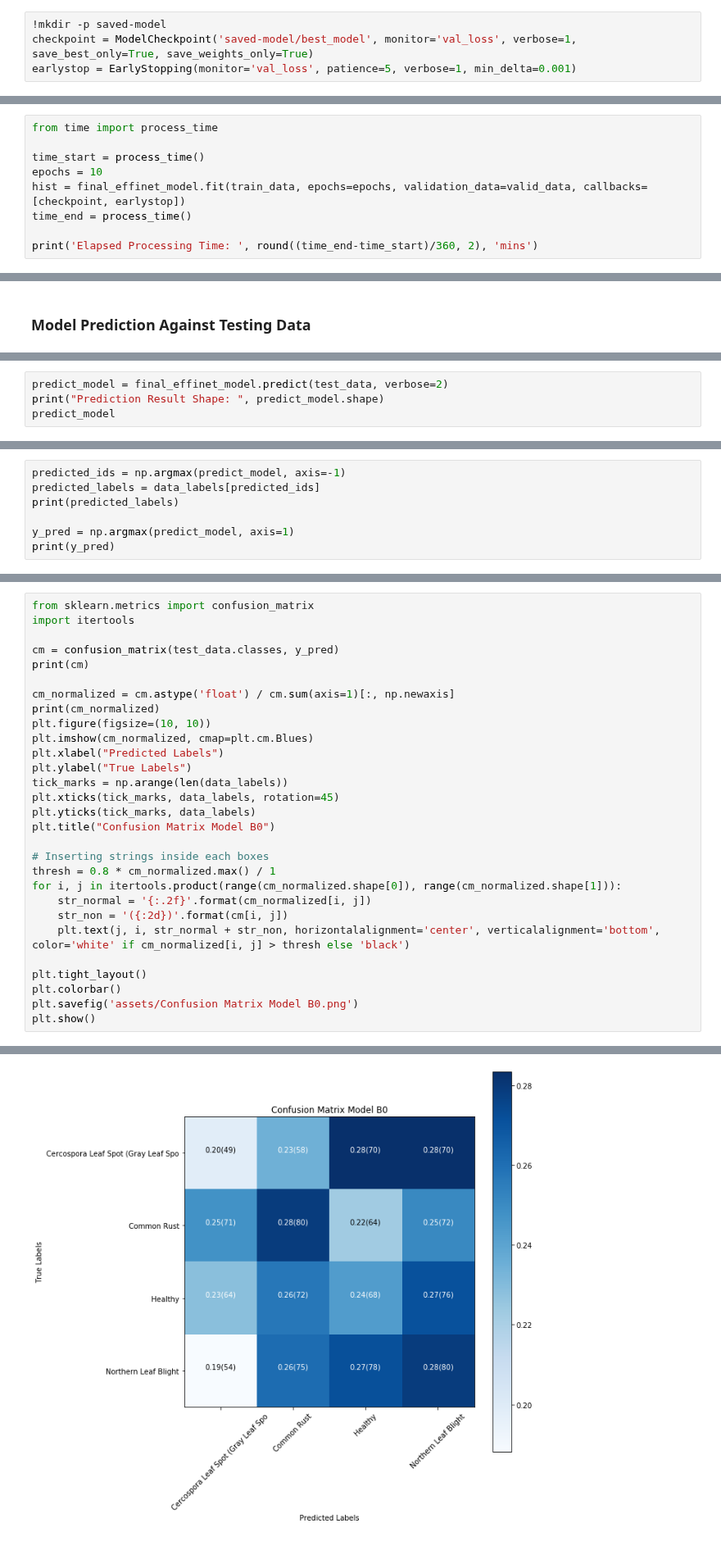
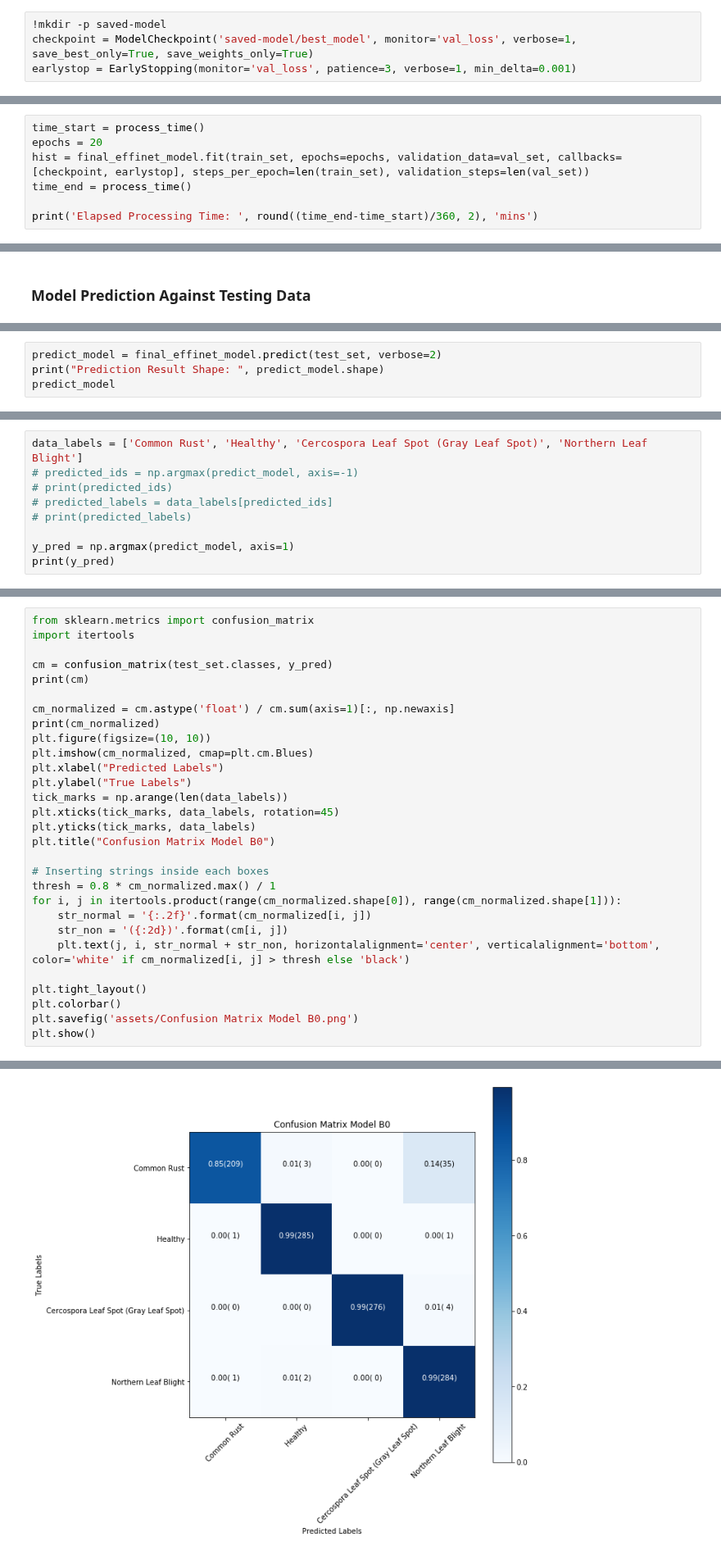
Before and after one commit to roidsaja/corn-classification, a Jupyter notebook: model.ipynb, the cells around one changed output, grey strips where cells are left out. Shown at 82% size. Cells and saved outputs as stored; diff of their text form.

```diff
--- a/model.ipynb
+++ b/model.ipynb
@@ -182,5 +223,5 @@ plt.show()
 # %%
 !mkdir -p saved-model
 checkpoint = ModelCheckpoint('saved-model/best_model', monitor='val_loss', verbose=1, save_best_only=True, save_weights_only=True)
-earlystop = EarlyStopping(monitor='val_loss', patience=5, verbose=1, min_delta=0.001)
+earlystop = EarlyStopping(monitor='val_loss', patience=3, verbose=1, min_delta=0.001)
 # %%
@@ -246,11 +299,9 @@ print(valid_batch_mod.shape)
 # %% [markdown]
 ### Model Training
 # %%
-from time import process_time
-
 time_start = process_time()
-epochs = 10
-hist = final_effinet_model.fit(train_data, epochs=epochs, validation_data=valid_data, callbacks=[checkpoint, earlystop])
+epochs = 20
+hist = final_effinet_model.fit(train_set, epochs=epochs, validation_data=val_set, callbacks=[checkpoint, earlystop], steps_per_epoch=len(train_set), validation_steps=len(val_set))
 time_end = process_time()
 
 print('Elapsed Processing Time: ', round((time_end-time_start)/360, 2), 'mins')
@@ -319,5 +370,5 @@ final_effinet_model.evaluate(test_data)
 # %%
-predict_model = final_effinet_model.predict(test_data, verbose=2)
+predict_model = final_effinet_model.predict(test_set, verbose=2)
 print("Prediction Result Shape: ", predict_model.shape)
 predict_model
 # %% [output]
@@ -352,7 +406,9 @@ print(data_labels)
 # %%
-predicted_ids = np.argmax(predict_model, axis=-1)
-predicted_labels = data_labels[predicted_ids]
-print(predicted_labels)
+data_labels = ['Common Rust', 'Healthy', 'Cercospora Leaf Spot (Gray Leaf Spot)', 'Northern Leaf Blight']
+# predicted_ids = np.argmax(predict_model, axis=-1)
+# print(predicted_ids)
+# predicted_labels = data_labels[predicted_ids]
+# print(predicted_labels)
 
 y_pred = np.argmax(predict_model, axis=1)
 print(y_pred)
@@ -371,7 +423,7 @@ accuracy_score(test_data.classes, y_pred.round())
 from sklearn.metrics import confusion_matrix
 import itertools
 
-cm = confusion_matrix(test_data.classes, y_pred)
+cm = confusion_matrix(test_set.classes, y_pred)
 print(cm)
 
 cm_normalized = cm.astype('float') / cm.sum(axis=1)[:, np.newaxis]
@@ -408 +460 @@ plt.show()
-[figure, old version]
+[figure, new version]
```
Also changed, not shown: parts of 23 cells of this notebook, 10 other files.
